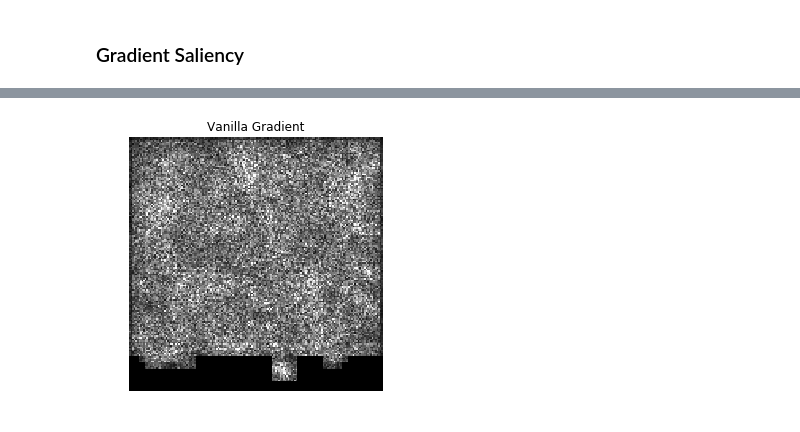
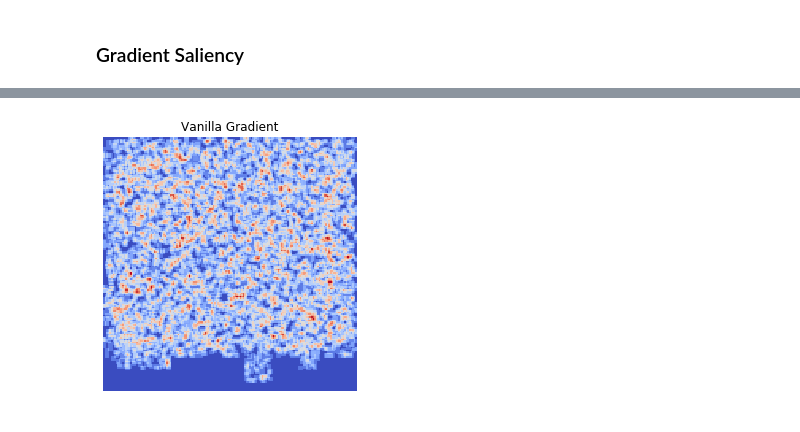
Before and after one commit to YucaiFan/pacman-explanation, a Jupyter notebook: pacman_dqn.ipynb, the cells around one changed output, grey strips where cells are left out. Cells and saved outputs as stored; diff of their text form; code cells hidden in the pictures.

```diff
--- a/pacman_dqn.ipynb
+++ b/pacman_dqn.ipynb
@@ -21,8 +33,8 @@ from collections import deque, namedtuple
 env = gym.envs.make("MsPacman-v0")
 
 # Atari Actions: 0 (noop), 1 (fire), 2 (left) and 3 (right) are valid actions
-VALID_ACTIONS = [0, 1, 2, 3]
-#VALID_ACTIONS = [0, 2, 3, 4]
+# VALID_ACTIONS = [0, 1, 2, 3]
+VALID_ACTIONS = [0, 2, 3, 4, 5]
 # %%
 
 # Boilerplate imports.
@@ -234,3 +265,14 @@ class Estimator():
         if self.summary_writer:
             self.summary_writer.add_summary(summaries, global_step)
         return loss
+# %%
+# For Testing....
+
+tf.reset_default_graph()
+global_step = tf.Variable(0, name="global_step", trainable=False)
+
+e = Estimator(scope="test")
+sp = StateProcessor()
+
+sess = tf.Session()
+sess.run(tf.global_variables_initializer())
@@ -522,6 +554,7 @@ def deep_q_learning(sess,
             episode_lengths=stats.episode_lengths[:i_episode+1],
             episode_rewards=stats.episode_rewards[:i_episode+1])
 
+    self.replay_memory = replay_memory
     return stats
 # %%
 tf.reset_default_graph()
@@ -549,8 +582,8 @@ with tf.Session() as sess:
                                     state_processor=state_processor,
                                     experiment_dir=experiment_dir,
                                     num_episodes=10000,
-                                    replay_memory_size=500000,
-                                    replay_memory_init_size=50000,
+                                    replay_memory_size=50000,
+                                    replay_memory_init_size=5000,
                                     update_target_estimator_every=10000,
                                     epsilon_start=1.0,
                                     epsilon_end=0.1,
@@ -569,61 +604,61 @@ KeyboardInterrupt:
 # %% [markdown]
 ### Gradient Saliency
 # %%
-with tf.Session() as sess:
-    sess.run(tf.global_variables_initializer())
-    graph = tf.get_default_graph()
+# with tf.Session() as sess:
+#     sess.run(tf.global_variables_initializer())
+#     graph = tf.get_default_graph()
 
-    image_input = env.reset()
+image_input = env.reset()
 #     print(image_input.shape)
-    observation_p = state_processor.process(sess, image_input)
-    observation = np.stack([observation_p] * 4, axis=2)
-    observations = np.array([observation]*2)
+observation_p = state_processor.process(sess, image_input)
+observation = np.stack([observation_p] * 4, axis=2)
+observations = np.array([observation]*2)
 
-    observations_float32 = observations.astype(np.float32) / 255.0
-    print(observations_float32.shape)
+observations_float32 = observations.astype(np.float32) / 255.0
+print(observations_float32.shape)
 
-    print(observations.shape)
-    print(target_estimator.predict(sess, observations))
+print(observations.shape)
+print(target_estimator.predict(sess, observations))
 
 
-    neuron_selector = tf.placeholder(tf.int32)
-    y_qq = target_estimator.predictions[0][neuron_selector]
-    print(target_estimator.predictions[0])
+neuron_selector = tf.placeholder(tf.int32)
+y_qq = target_estimator.predictions[0][neuron_selector]
+print(target_estimator.predictions[0])
 
-    prediction_action = tf.argmax(target_estimator.predictions[0])
-    prediction_class = sess.run(prediction_action, { target_estimator.X: observations})
+prediction_action = tf.argmax(target_estimator.predictions[0])
+prediction_class = sess.run(prediction_action, { target_estimator.X: observations})
 
-    print("prediction_class: ", prediction_class)
-    print("y_qq", sess.run(y_qq, feed_dict={neuron_selector: prediction_class, target_estimator.X: observations}))
+print("prediction_class: ", prediction_class)
+print("y_qq", sess.run(y_qq, feed_dict={neuron_selector: prediction_class, target_estimator.X: observations}))
 
 
-    # Construct the saliency object. This doesn't yet compute the saliency mask, it just sets up the necessary ops.
-    gradient_saliency = saliency.GradientSaliency(graph, sess, y_qq, target_estimator.X)
+# Construct the saliency object. This doesn't yet compute the saliency mask, it just sets up the necessary ops.
+gradient_saliency = saliency.GradientSaliency(graph, sess, y_qq, target_estimator.X)
 
-    gradients = tf.gradients(y_qq, target_estimator.X)
-    print("gradients:", gradients)
-    sess.run(gradients, feed_dict={neuron_selector: prediction_class, target_estimator.X: observations})
+gradients = tf.gradients(y_qq, target_estimator.X)
+print("gradients:", gradients)
+sess.run(gradients, feed_dict={neuron_selector: prediction_class, target_estimator.X: observations})
 #     sess.run(gradients, feed_dict={neuron_selector: prediction_class, target_estimator.X_pl: observations})
 
-    # Compute the vanilla mask and the smoothed mask.
-    vanilla_mask_3d = gradient_saliency.GetMask(observations, feed_dict = {neuron_selector: prediction_class})
+# Compute the vanilla mask and the smoothed mask.
+vanilla_mask_3d = gradient_saliency.GetMask(observations, feed_dict = {neuron_selector: prediction_class})
 #     smoothgrad_mask_3d = gradient_saliency.GetSmoothedMask(observations_float32, feed_dict = {neuron_selector: prediction_class})
 
-    # Call the visualization methods to convert the 3D tensors to 2D grayscale.
-    vanilla_mask_grayscale = saliency.VisualizeImageGrayscale(vanilla_mask_3d)
+# Call the visualization methods to convert the 3D tensors to 2D grayscale.
+vanilla_mask_grayscale = saliency.VisualizeImageDiverging(vanilla_mask_3d)
 #     smoothgrad_mask_grayscale = saliency.VisualizeImageGrayscale(smoothgrad_mask_3d)
 
-    # Set up matplot lib figures.
-    ROWS = 1
-    COLS = 2
-    UPSCALE_FACTOR = 10
-    P.figure(figsize=(ROWS * UPSCALE_FACTOR, COLS * UPSCALE_FACTOR))
+# Set up matplot lib figures.
+ROWS = 1
+COLS = 2
+UPSCALE_FACTOR = 10
+P.figure(figsize=(ROWS * UPSCALE_FACTOR, COLS * UPSCALE_FACTOR))
 
-    # Render the saliency masks.
+# Render the saliency masks.
 
-    print(vanilla_mask_grayscale.shape)
+print(vanilla_mask_grayscale.shape)
 
-    ShowGrayscaleImage(vanilla_mask_grayscale, title='Vanilla Gradient', ax=P.subplot(ROWS, COLS, 1))
+ShowFilteredImage(vanilla_mask_grayscale, title='Vanilla Gradient', ax=P.subplot(ROWS, COLS, 1))
 #     ShowGrayscaleImage(smoothgrad_mask_grayscale, title='SmoothGrad', ax=P.subplot(ROWS, COLS, 2))
 # %% [output]
 (2, 160, 160, 4)
@@ -637,2 +672,2 @@ gradients: [<tf.Tensor 'gradients_3/target_q/Conv/Conv2D_grad/Conv2DBackpropInpu
 (160, 160)
-[figure, old version]
+[figure, new version]
```
Also changed, not shown: parts of 14 cells of this notebook, 4 other files.
